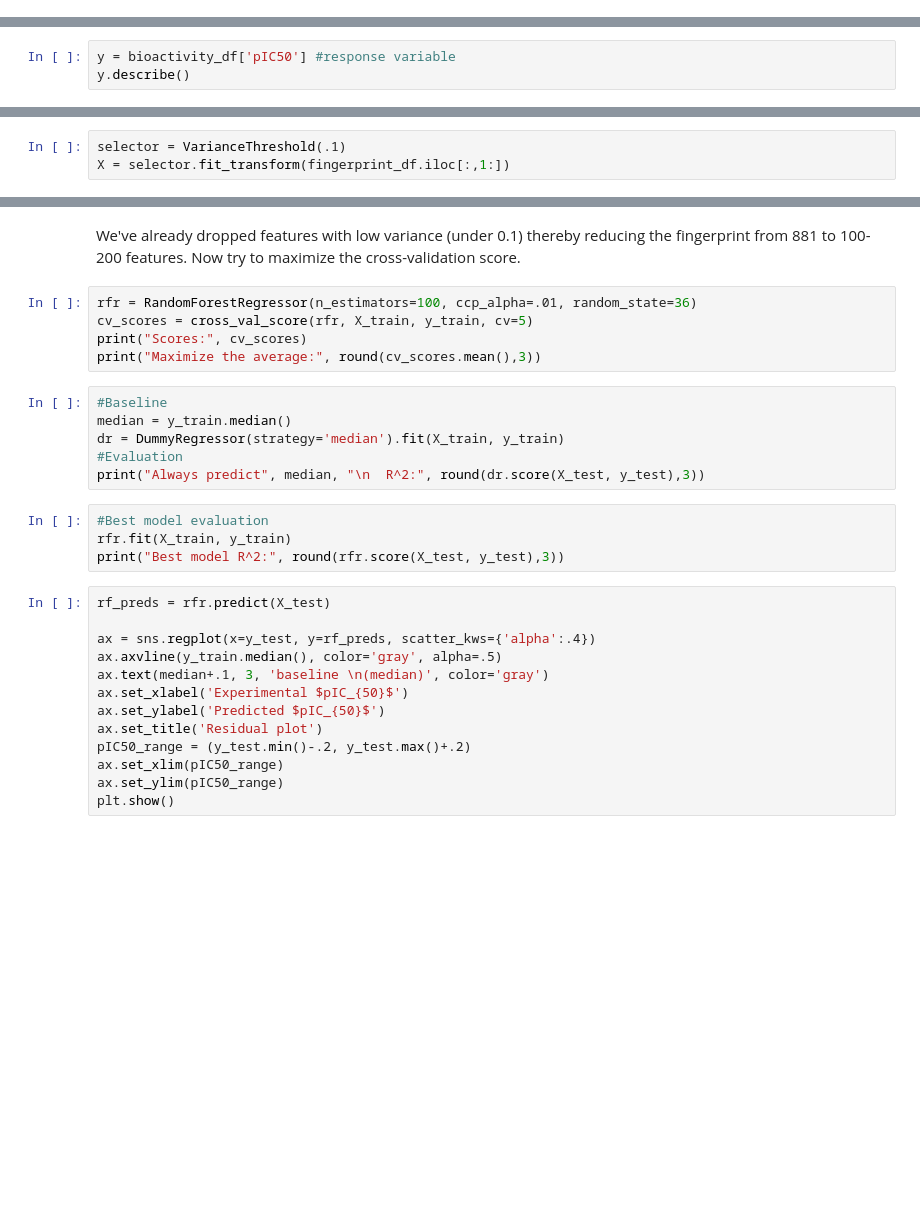
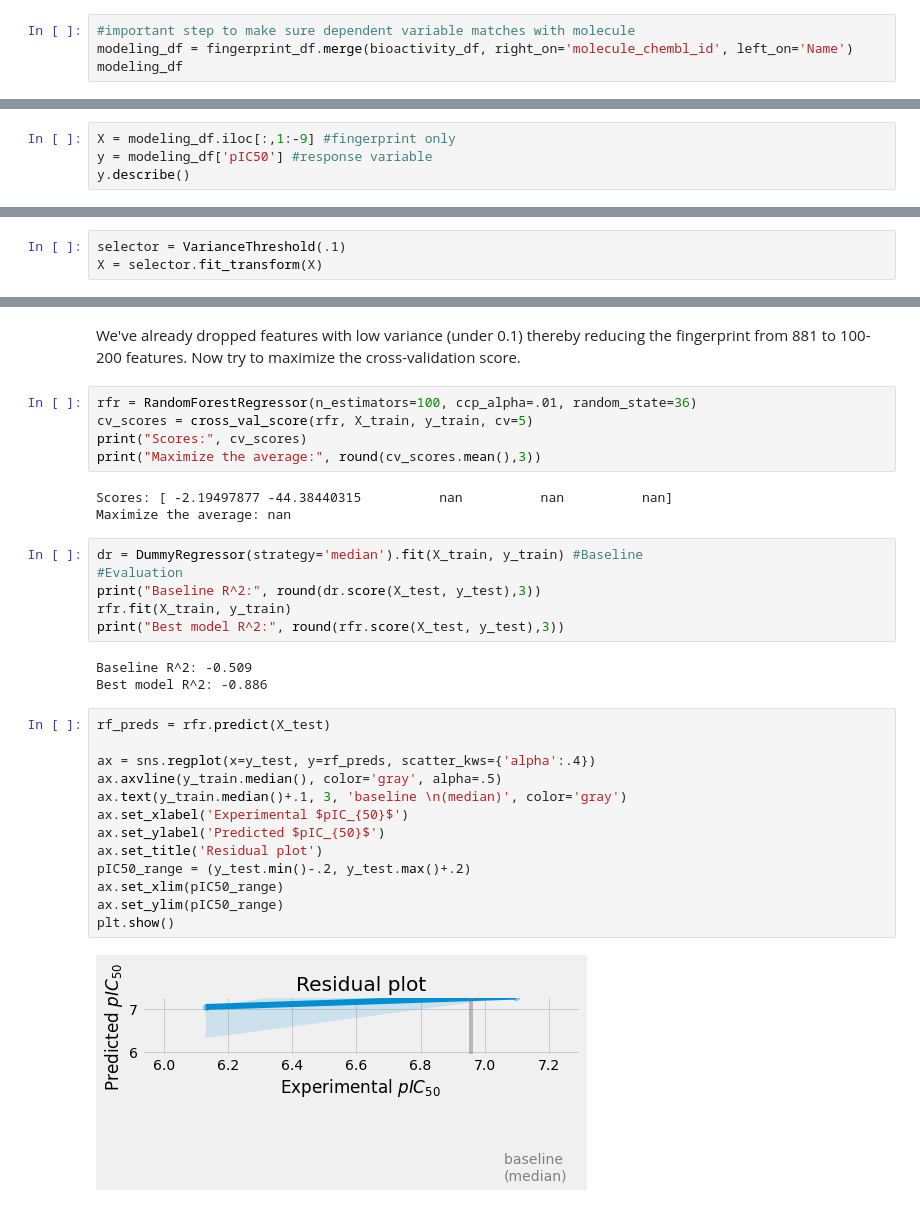
Before and after one commit to Germain-Drug-Discovery-Project/drug-discovery-project, a Jupyter notebook: drug-discovery-1.ipynb, the cells around one changed output, grey strips where cells are left out. Drawn from its saved outputs; the diff is of its cells as text; blank space fills up the shorter version.

Commit message:
fixed modeling example to use the right X and y variables

```diff
--- a/drug-discovery-1.ipynb
+++ b/drug-discovery-1.ipynb
@@ -119,0 +175,4 @@ from src.prepare import preprocess_bioactivity_data
+# %%
+#important step to make sure dependent variable matches with molecule
+modeling_df = fingerprint_df.merge(bioactivity_df, right_on='molecule_chembl_id', left_on='Name')
+modeling_df
@@ -120,3 +191,4 @@ from src.prepare import preprocess_bioactivity_data
 # %%
-y = bioactivity_df['pIC50'] #response variable
+X = modeling_df.iloc[:,1:-9] #fingerprint only
+y = modeling_df['pIC50'] #response variable
 y.describe()
@@ -123,6 +205,6 @@ y.describe()
 # %%
 selector = VarianceThreshold(.1)
-X = selector.fit_transform(fingerprint_df.iloc[:,1:])
+X = selector.fit_transform(X)
 # %%
 X_train, X_test, y_train, y_test = train_test_split(X, y, test_size=.2, random_state=36)
 X_train.shape, y_train.shape, X_test.shape, y_test.shape
@@ -133,26 +217,30 @@ rfr = RandomForestRegressor(n_estimators=100, ccp_alpha=.01, random_state=36)
 cv_scores = cross_val_score(rfr, X_train, y_train, cv=5)
 print("Scores:", cv_scores)
 print("Maximize the average:", round(cv_scores.mean(),3))
+# %% [output]
+Scores: [ -2.19497877 -44.38440315          nan          nan          nan]
+Maximize the average: nan
 # %%
-#Baseline
-median = y_train.median()
-dr = DummyRegressor(strategy='median').fit(X_train, y_train)
+dr = DummyRegressor(strategy='median').fit(X_train, y_train) #Baseline
 #Evaluation
-print("Always predict", median, "\n  R^2:", round(dr.score(X_test, y_test),3))
+print("Baseline R^2:", round(dr.score(X_test, y_test),3))
+rfr.fit(X_train, y_train)
+print("Best model R^2:", round(rfr.score(X_test, y_test),3))
+# %% [output]
+Baseline R^2: -0.509
+Best model R^2: -0.886
-# %%
-#Best model evaluation
-rfr.fit(X_train, y_train)
-print("Best model R^2:", round(rfr.score(X_test, y_test),3))
 # %%
 rf_preds = rfr.predict(X_test)
 
 ax = sns.regplot(x=y_test, y=rf_preds, scatter_kws={'alpha':.4})
 ax.axvline(y_train.median(), color='gray', alpha=.5)
-ax.text(median+.1, 3, 'baseline \n(median)', color='gray')
+ax.text(y_train.median()+.1, 3, 'baseline \n(median)', color='gray')
 ax.set_xlabel('Experimental $pIC_{50}$')
 ax.set_ylabel('Predicted $pIC_{50}$')
 ax.set_title('Residual plot')
 pIC50_range = (y_test.min()-.2, y_test.max()+.2)
 ax.set_xlim(pIC50_range)
 ax.set_ylim(pIC50_range)
 plt.show()
+# %% [output]
+[figure, added]
```
Also changed, not shown: parts of 22 cells of this notebook, 1 other file.
